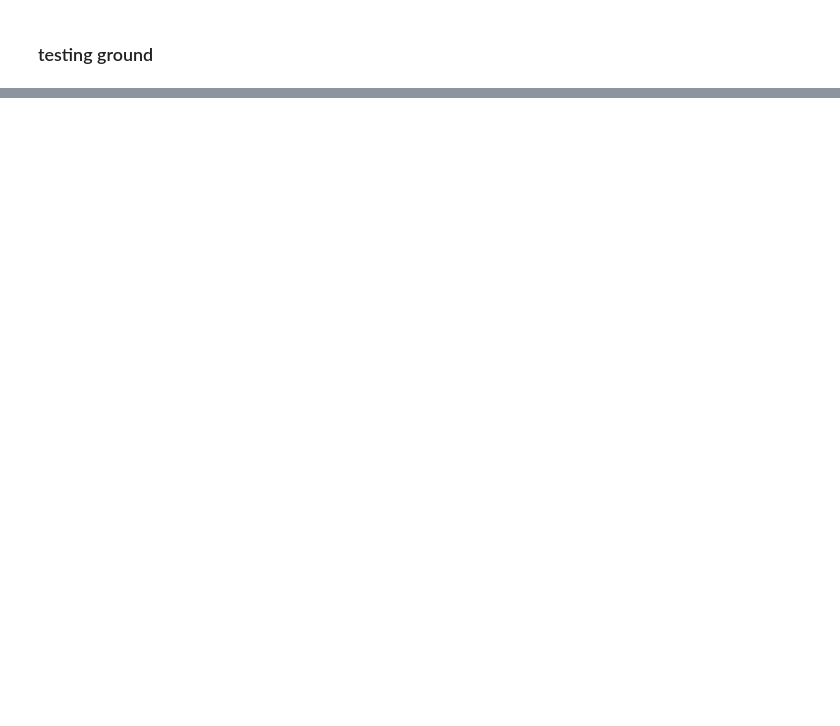
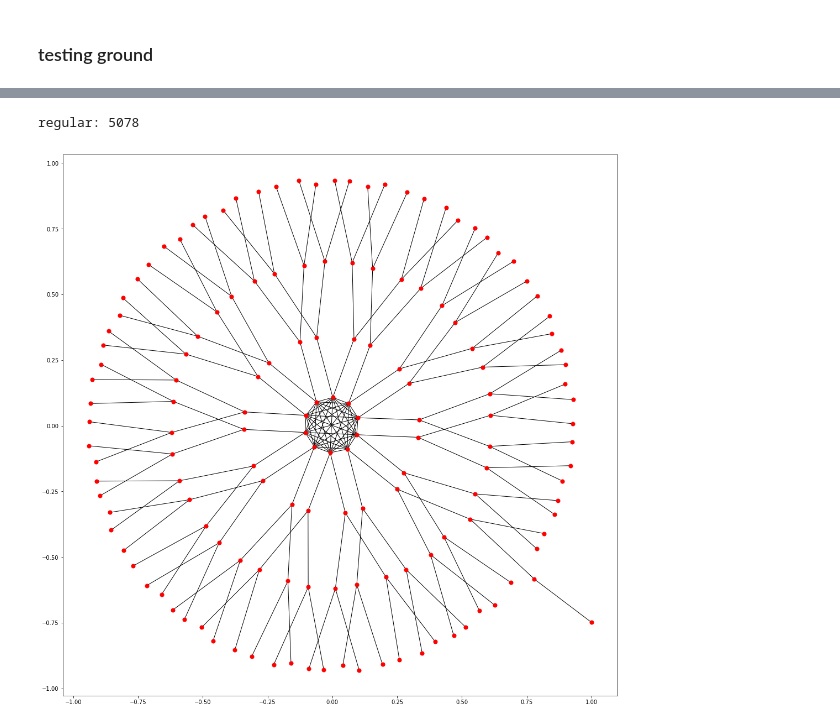
Before and after one commit to ta-rekt/motif-discovery, a Jupyter notebook: src/testing.ipynb, the cells around one changed output, grey strips where cells are left out. Cells and saved outputs as stored; diff of their text form; code cells hidden in the pictures; blank space fills up the shorter version.

```diff
--- a/src/testing.ipynb
+++ b/src/testing.ipynb
@@ -391,9 +115,0 @@ len([tuple(i.getMap()) for i in instances])
-# %%
-from matplotlib.pyplot import figure
-
-G = nx.scale_free_graph(50, seed=21)
-G = nx.to_undirected(G)
-
-figure(num=None, figsize=(10, 10), dpi=80, facecolor='w', edgecolor='k')
-plt.axis('off')
-nx.draw_networkx(G, with_labels=True, node_size=0)
@@ -570,0 +258,25 @@ nx.draw(T, with_labels=True)
+# %%
+Special = nx.read_pajek("test_data/special_withlabels.net")
+stringSpecial = graphToString(Special)
+
+graphSize = 3
+
+inputFile = 'test_data/allgraphs' + str(graphSize) + '.txt'
+f = open(inputFile, 'r')
+data = f.readlines()
+out_fns = [None]*len(data)
+out_fnr = [None]*len(data)
+
+for index, line in enumerate(data):
+    stringQuery = line.rstrip()
+    Query = parseStringToGraph(stringQuery)
+    Special = parseStringToGraph(stringSpecial)
+
+    out_fns[index] = stringQuery + ' ' + str(fns.findSubgraphInstances(stringQuery, stringSpecial)) + '\n'
+    out_fnr[index] = stringQuery + ' ' + str(fnr.findSubgraphInstances(Query, Special, True)) + '\n'
+
+#     print(stringQuery, out_fns[index], out_fnr[index])
+
+
+outputFileRegular = 'test_data/allgraphs' + str(graphSize) + 'counts_special_regular.txt'
+outputFileSubtrees = 'test_data/allgraphs' + str(graphSize) + 'counts_special_subtrees.txt'
@@ -570,0 +301,38 @@ nx.draw(T, with_labels=True)
+# %%
+# H = parseStringToGraph('[[1,2], [2,3], [3,4], [3,5], [4,2], [4,5], [5,0]]')
+# G = parseStringToGraph('[[1,2], [2,3], [3,4], [3,5], [4,2], [4,5], [5,0]]')
+m = 28
+n = m
+gSize = 35
+hSize = 6
+
+H = nx.scale_free_graph(hSize, seed=m)
+H = nx.to_undirected(H)
+J = nx.Graph()
+stringH = graphToString(H)
+J = parseStringToGraph(stringH)
+J.remove_edges_from(J.selfloop_edges())
+
+G = nx.scale_free_graph(gSize, seed=n)
+G = nx.to_undirected(G)
+K = nx.Graph()
+stringG = graphToString(G)
+K = parseStringToGraph(stringG)
+K.remove_edges_from(K.selfloop_edges())
+
+print('regular:', fnr.findSubgraphInstances(J, K, True))
+# %% [output]
+regular: 5078
+# %%
+Special = parseStringToGraph(stringSpecial)
+pos = nx.drawing.kamada_kawai_layout(Special, scale=1)
+
+fig, ax = plt.subplots()
+fig.set_size_inches(18, 18)
+
+nodes = nx.draw_networkx_nodes(Special, pos=pos, node_size = 50, ax = ax)
+edges = nx.draw_networkx_edges(Special, pos=pos, ax = ax)
+
+plt.show()
+# %% [output]
+[figure, added]
```
Also changed, not shown: parts of 31 cells of this notebook, 25 other files.
